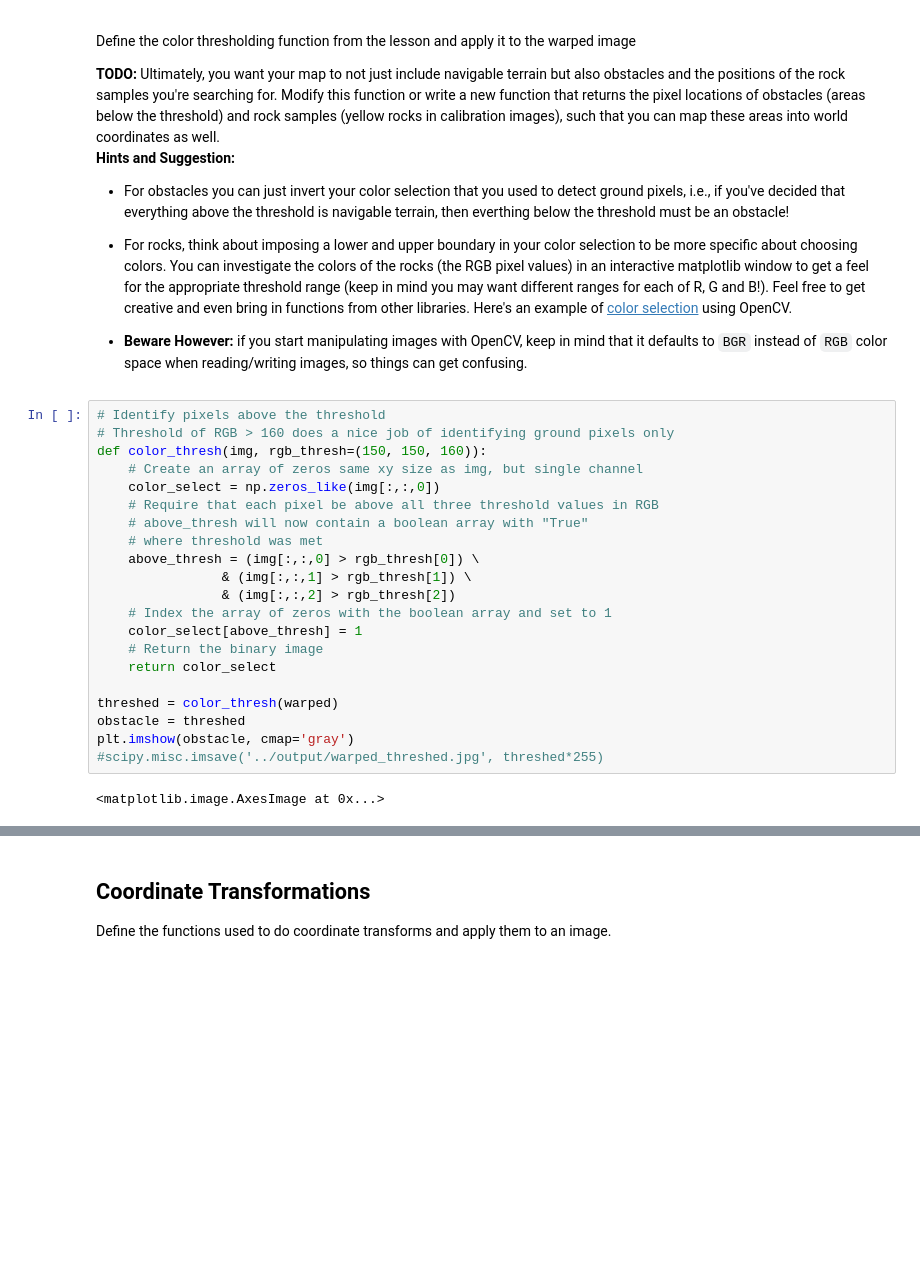
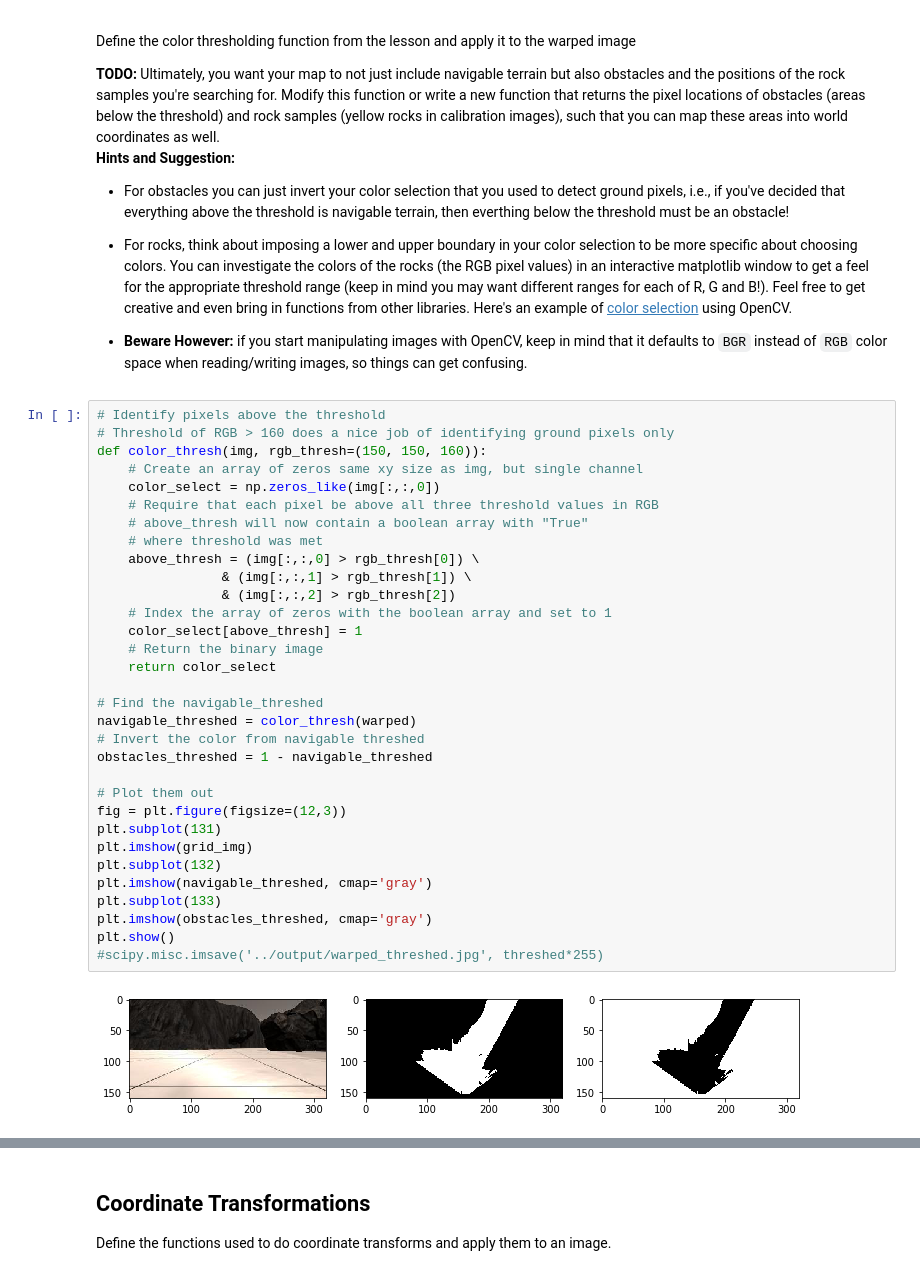
Before and after one commit to congthanh184/RoboND-Rover-Project, a Jupyter notebook: code/Rover_Project_Test_Notebook.ipynb, the cells around one changed output, grey strips where cells are left out. Cells and saved outputs as stored; diff of their text form; blank space fills up the shorter version.

```diff
--- a/code/Rover_Project_Test_Notebook.ipynb
+++ b/code/Rover_Project_Test_Notebook.ipynb
@@ -116,23 +117,34 @@ Define the color thresholding function from the lesson and apply it to the warpe
 # %%
 # Identify pixels above the threshold
 # Threshold of RGB > 160 does a nice job of identifying ground pixels only
 def color_thresh(img, rgb_thresh=(150, 150, 160)):
     # Create an array of zeros same xy size as img, but single channel
     color_select = np.zeros_like(img[:,:,0])
     # Require that each pixel be above all three threshold values in RGB
     # above_thresh will now contain a boolean array with "True"
     # where threshold was met
     above_thresh = (img[:,:,0] > rgb_thresh[0]) \
                 & (img[:,:,1] > rgb_thresh[1]) \
                 & (img[:,:,2] > rgb_thresh[2])
     # Index the array of zeros with the boolean array and set to 1
     color_select[above_thresh] = 1
     # Return the binary image
     return color_select
 
-threshed = color_thresh(warped)
-obstacle = threshed
-plt.imshow(obstacle, cmap='gray')
+# Find the navigable_threshed
+navigable_threshed = color_thresh(warped)
+# Invert the color from navigable threshed
+obstacles_threshed = 1 - navigable_threshed
+
+# Plot them out
+fig = plt.figure(figsize=(12,3))
+plt.subplot(131)
+plt.imshow(grid_img)
+plt.subplot(132)
+plt.imshow(navigable_threshed, cmap='gray')
+plt.subplot(133)
+plt.imshow(obstacles_threshed, cmap='gray')
+plt.show()
 #scipy.misc.imsave('../output/warped_threshed.jpg', threshed*255)
 # %% [output]
-<matplotlib.image.AxesImage at 0x...>
+[figure, added]
```
Also changed, not shown: parts of 11 cells of this notebook, 1 other file.
